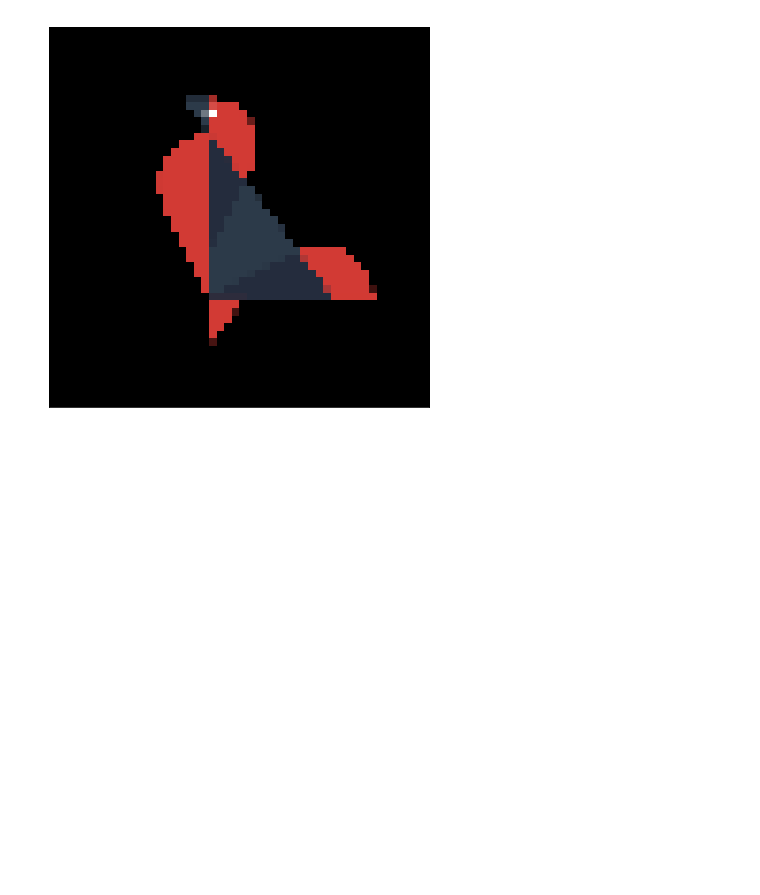
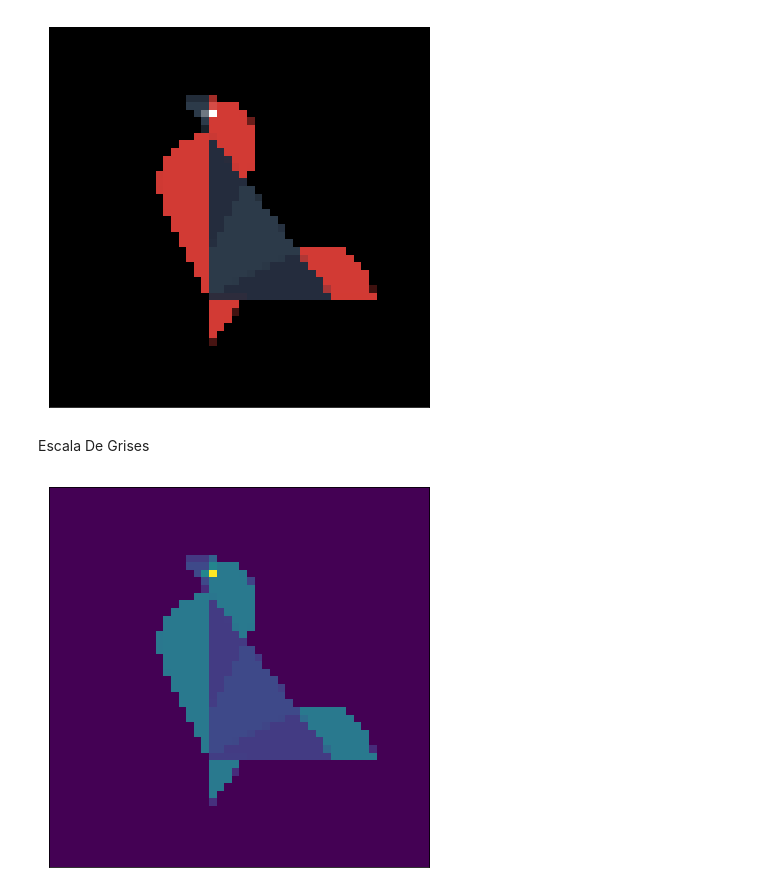
Before and after one commit to JoseDmultimedia/ProcesamientoImagenes, a Jupyter notebook: ClaseEjemplo.ipynb, the cells around one changed output. Cells and saved outputs as stored; diff of their text form; code cells hidden in the pictures; blank space fills up the shorter version.

```diff
--- a/ClaseEjemplo.ipynb
+++ b/ClaseEjemplo.ipynb
@@ -74,8 +74,8 @@ os.chdir(path)
 
 from google.colab.patches import cv2_imshow
 
-img = cv2.imread('Imagen.png', cv2.IMREAD_UNCHANGED)
-img = cv2.resize(img,(int(50),int(50)))
+img1 = cv2.imread('Imagen.png', cv2.IMREAD_UNCHANGED)
+img1 = cv2.resize(img,(int(50),int(50)))
 cv2_imshow(img)
 # %% [output]
 [figure]
@@ -120,3 +117,15 @@ plt.yticks([])
 plt.show()
 # %% [output]
 [figure]
+# %% [markdown]
+Escala De Grises
+# %%
+img_GRAY=cv2.cvtColor(img,cv2.COLOR_BGR2GRAY)
+
+plt.figure(figsize=(7,7))
+plt.imshow(img_GRAY)
+plt.xticks([])
+plt.yticks([])
+plt.show()
+# %% [output]
+[figure, added]
```
Also changed, not shown: parts of 8 cells of this notebook.
